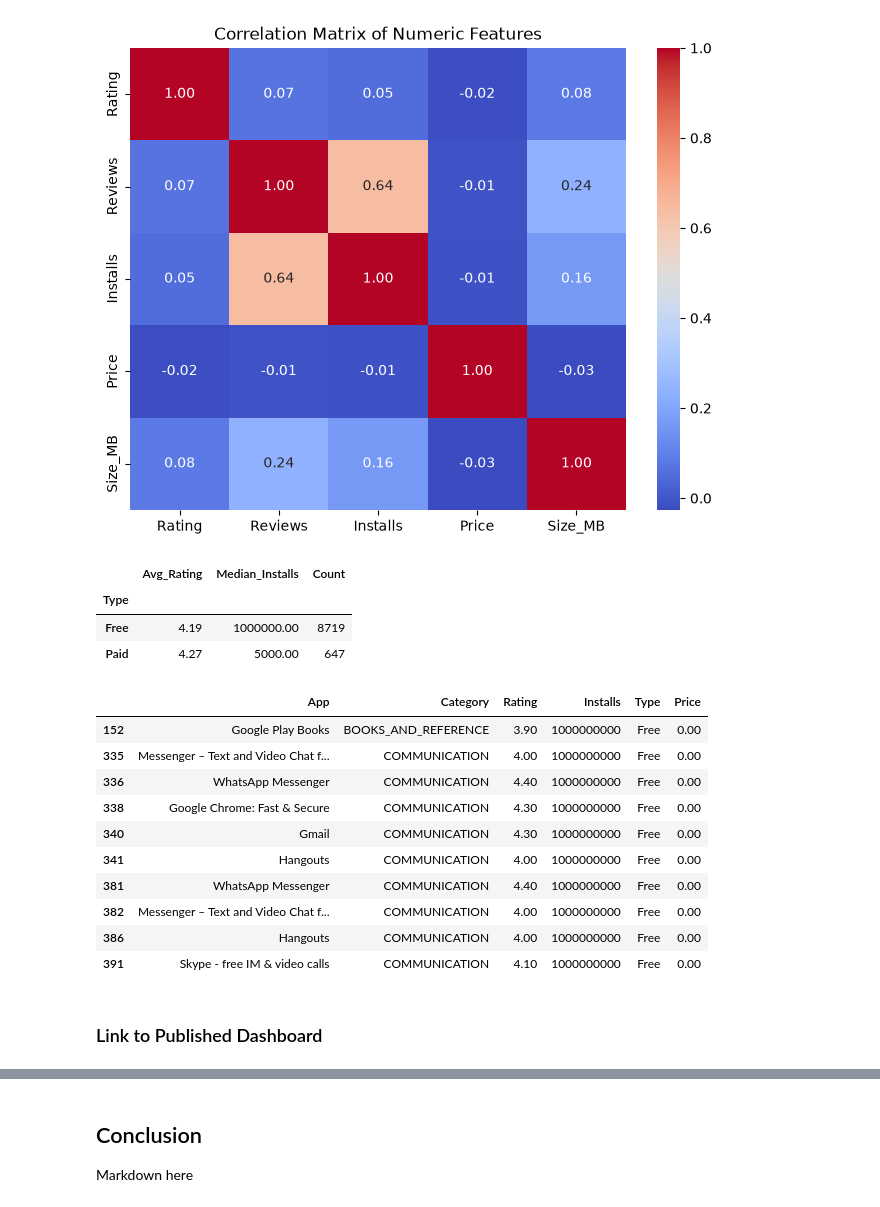
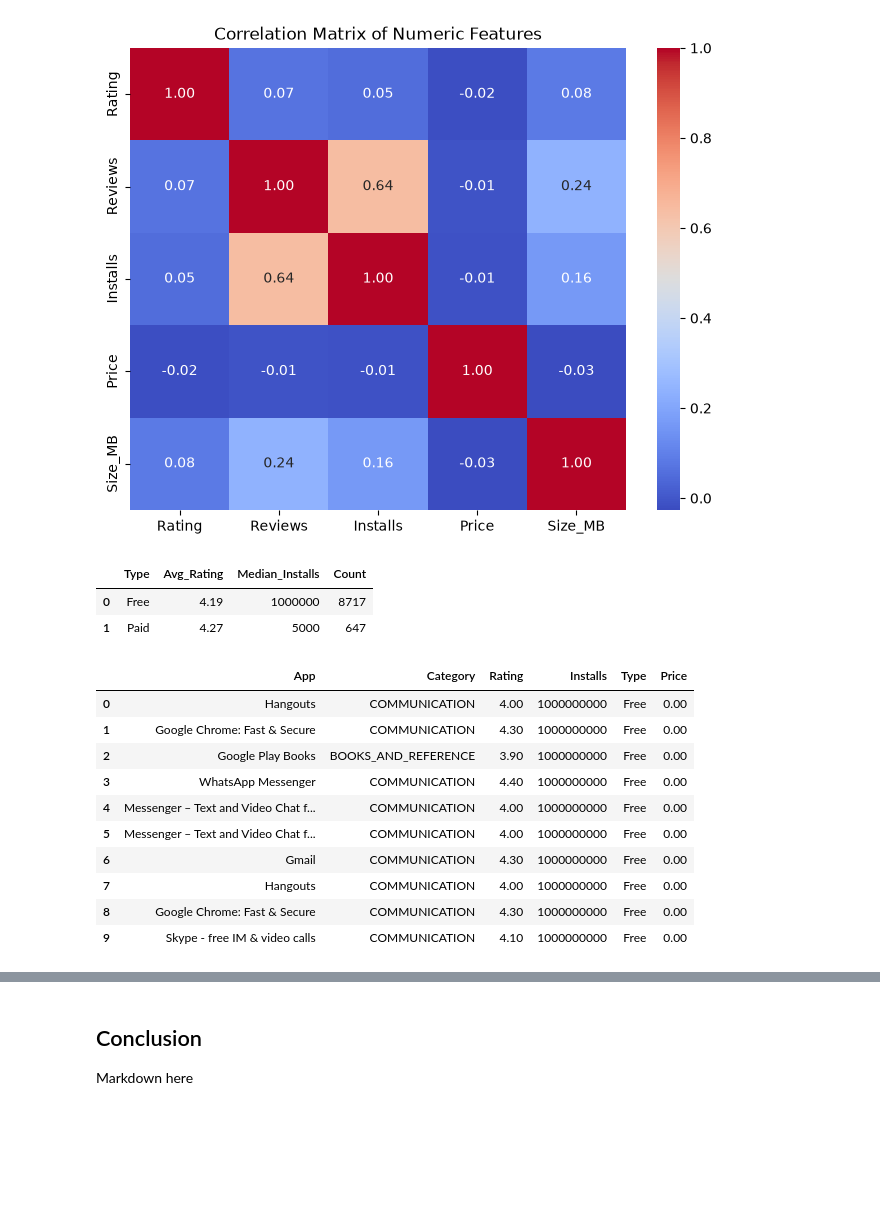
Before and after one commit to PKMDroid/playstore-app-analysis, a Jupyter notebook: play_store_analysis.ipynb, the cells around one changed output, grey strips where cells are left out. Drawn from its saved outputs; the diff is of its cells as text; code cells hidden in the pictures; blank space fills up the shorter version.

```diff
--- a/play_store_analysis.ipynb
+++ b/play_store_analysis.ipynb
@@ -267,31 +292,30 @@ plt.show()
 # %% [output]
 [figure]
 # %%
-# Free vs Paid: Average Rating & Installs
-df_clean.groupby('Type').agg(
-    Avg_Rating=('Rating', 'mean'),
-    Median_Installs=('Installs', 'median'),
-    Count=('App', 'count')
-)
+# Free vs Paid: Avg Rating & Installs
+df_clean.groupBy('Type').agg(
+    F.avg('Rating').alias('Avg_Rating'),
+    F.percentile_approx('Installs', 0.5).alias('Median_Installs'),
+    F.count('App').alias('Count')
+).toPandas()
 # %% [output]
-|  | Avg_Rating | Median_Installs | Count |
-| Type |  |  |  |
-| Free | 4.19 | 1000000.00 | 8719 |
-| Paid | 4.27 | 5000.00 | 647 |
+|  | Type | Avg_Rating | Median_Installs | Count |
+| 0 | Free | 4.19 | 1000000 | 8717 |
+| 1 | Paid | 4.27 | 5000 | 647 |
 # %%
 # Top 10 most installed apps
-df_clean.nlargest(10, 'Installs')[['App', 'Category', 'Rating', 'Installs', 'Type', 'Price']]
+df_clean.orderBy(F.col('Installs').desc()).limit(10) \
+    .select('App', 'Category', 'Rating', 'Installs', 'Type', 'Price') \
+    .toPandas()
 # %% [output]
 |  | App | Category | Rating | Installs | Type | Price |
-| 152 | Google Play Books | BOOKS_AND_REFERENCE | 3.90 | 1000000000 | Free | 0.00 |
-| 335 | Messenger – Text and Video Chat f... | COMMUNICATION | 4.00 | 1000000000 | Free | 0.00 |
-| 336 | WhatsApp Messenger | COMMUNICATION | 4.40 | 1000000000 | Free | 0.00 |
-| 338 | Google Chrome: Fast & Secure | COMMUNICATION | 4.30 | 1000000000 | Free | 0.00 |
-| 340 | Gmail | COMMUNICATION | 4.30 | 1000000000 | Free | 0.00 |
-| 341 | Hangouts | COMMUNICATION | 4.00 | 1000000000 | Free | 0.00 |
-| 381 | WhatsApp Messenger | COMMUNICATION | 4.40 | 1000000000 | Free | 0.00 |
-| 382 | Messenger – Text and Video Chat f... | COMMUNICATION | 4.00 | 1000000000 | Free | 0.00 |
-| 386 | Hangouts | COMMUNICATION | 4.00 | 1000000000 | Free | 0.00 |
-| 391 | Skype - free IM & video calls | COMMUNICATION | 4.10 | 1000000000 | Free | 0.00 |
+| 0 | Hangouts | COMMUNICATION | 4.00 | 1000000000 | Free | 0.00 |
+| 1 | Google Chrome: Fast & Secure | COMMUNICATION | 4.30 | 1000000000 | Free | 0.00 |
+| 2 | Google Play Books | BOOKS_AND_REFERENCE | 3.90 | 1000000000 | Free | 0.00 |
+| 3 | WhatsApp Messenger | COMMUNICATION | 4.40 | 1000000000 | Free | 0.00 |
+| 4 | Messenger – Text and Video Chat f... | COMMUNICATION | 4.00 | 1000000000 | Free | 0.00 |
+| 5 | Messenger – Text and Video Chat f... | COMMUNICATION | 4.00 | 1000000000 | Free | 0.00 |
+| 6 | Gmail | COMMUNICATION | 4.30 | 1000000000 | Free | 0.00 |
+| 7 | Hangouts | COMMUNICATION | 4.00 | 1000000000 | Free | 0.00 |
+| 8 | Google Chrome: Fast & Secure | COMMUNICATION | 4.30 | 1000000000 | Free | 0.00 |
+| 9 | Skype - free IM & video calls | COMMUNICATION | 4.10 | 1000000000 | Free | 0.00 |
-# %% [markdown]
-### Link to Published Dashboard
```
Also changed, not shown: parts of 12 cells of this notebook, 1 other file.
